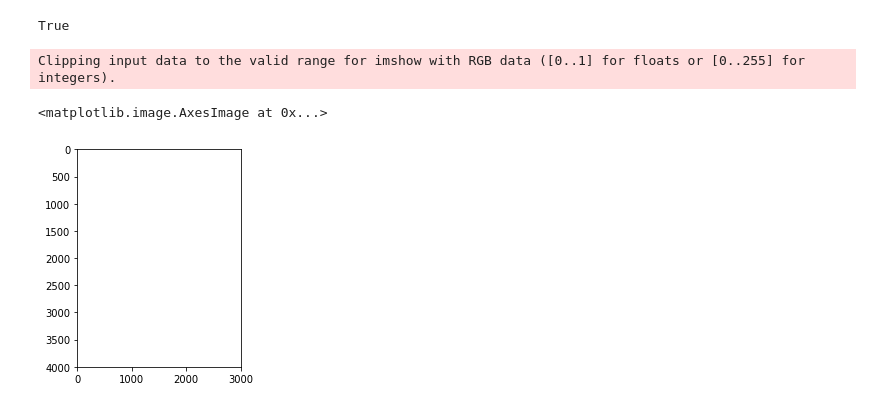
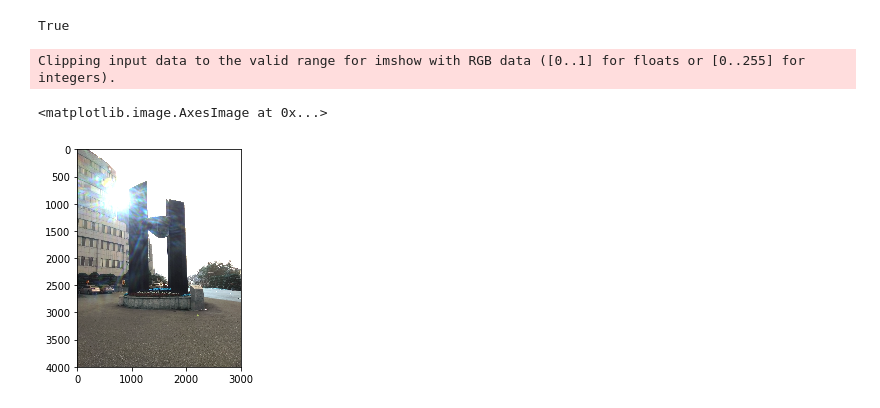
Before and after one commit to liz7124/Computer-Vision-Python, a Jupyter notebook: Homework-01/HDR/HDR.ipynb, the cells around one changed output. Drawn from its saved outputs; the diff is of its cells as text; code cells hidden in the pictures.

```diff
--- a/Homework-01/HDR/HDR.ipynb
+++ b/Homework-01/HDR/HDR.ipynb
@@ -42,14 +42,14 @@ True
 # %%
 # Tonemap using Drago's method to obtain 24-bit color image
 tonemapDrago = cv2.createTonemapDrago(1.0, 0.7)
 ldrDrago = tonemapDrago.process(hdrDebevec)
 ldrDrago = 3 * ldrDrago
 #cv2.imwrite("ldr-Drago.jpg", ldrDrago * 255)
-plt.imshow(ldrDrago*255)
+plt.imshow(ldrDrago)
 # %% [output]
 Clipping input data to the valid range for imshow with RGB data ([0..1] for floats or [0..255] for integers).
 <matplotlib.image.AxesImage at 0x...>
-[figure, old version]
+[figure, new version]
 # %%
 # Tonemap using Durand's method obtain 24-bit color image
 tonemapDurand = cv2.createTonemapDurand(1.5,4,1.0,1,1)
```
Also changed, not shown: parts of 3 cells of this notebook.
